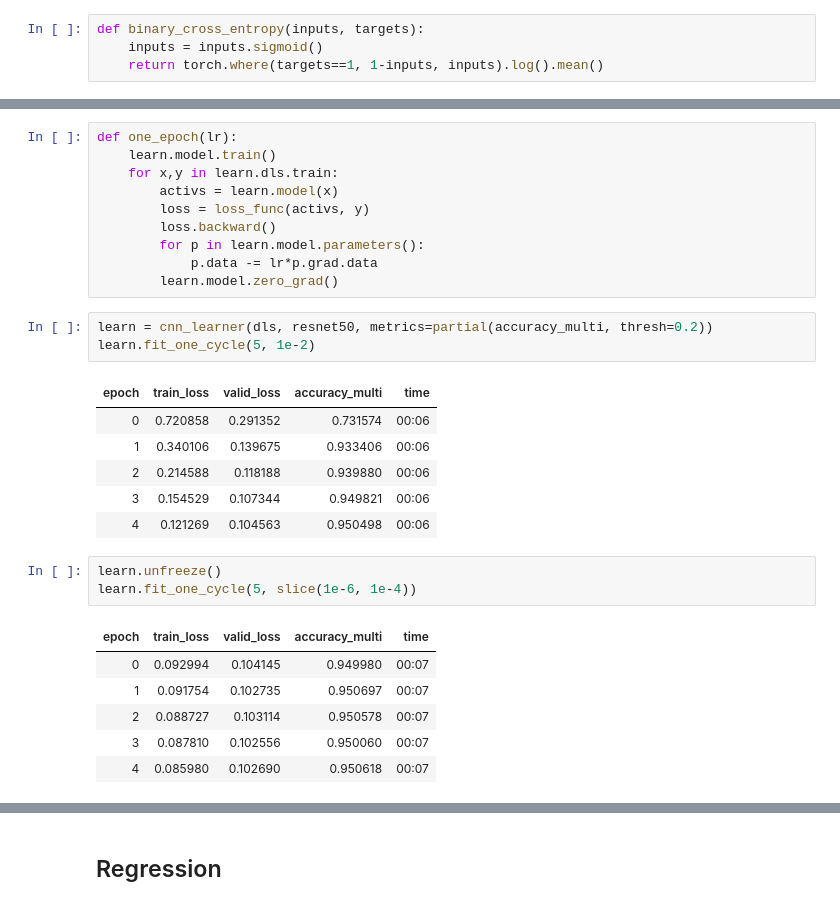
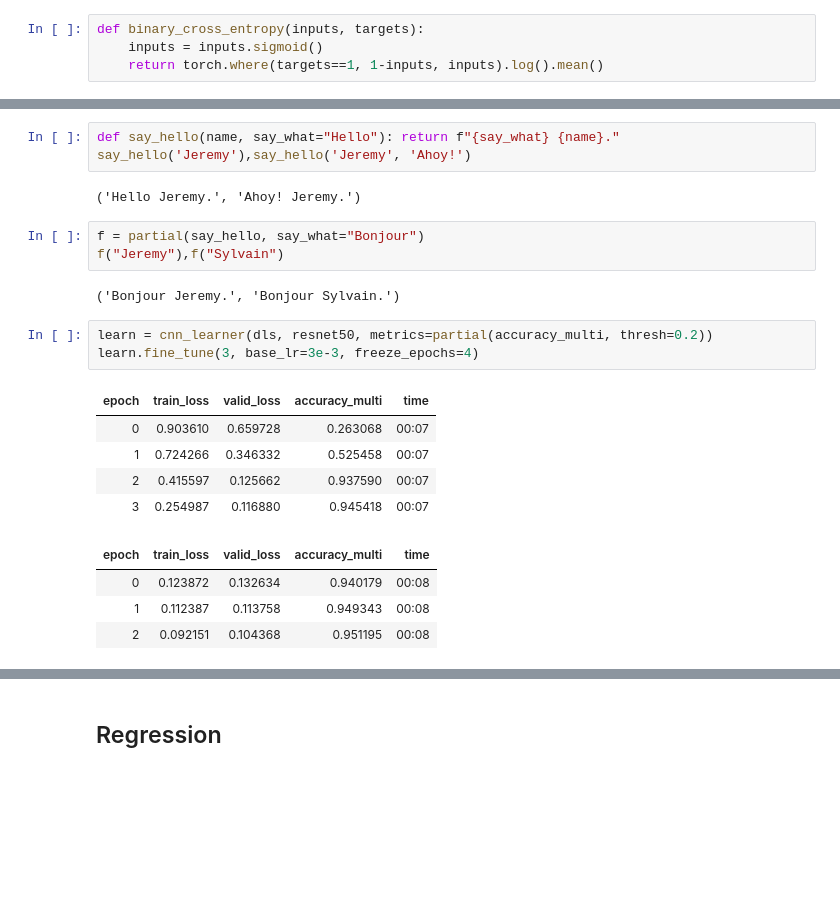
Before and after one commit to fastai/book_nbs, a Jupyter notebook: 06_multicat.ipynb, the cells around one changed output, grey strips where cells are left out. Saved outputs shown, nothing was run; the diff lists cells and outputs as text; blank space fills up the shorter version.

```diff
--- a/06_multicat.ipynb
+++ b/06_multicat.ipynb
@@ -163,30 +159,23 @@ tensor(1.0475, device='cuda:0', grad_fn=<BinaryCrossEntropyWithLogitsBackward>)
-# %%
-def one_epoch(lr):
-    learn.model.train()
-    for x,y in learn.dls.train:
-        activs = learn.model(x)
-        loss = loss_func(activs, y)
-        loss.backward()
-        for p in learn.model.parameters():
-            p.data -= lr*p.grad.data
-        learn.model.zero_grad()
+# %%
+def say_hello(name, say_what="Hello"): return f"{say_what} {name}."
+say_hello('Jeremy'),say_hello('Jeremy', 'Ahoy!')
+# %% [output]
+('Hello Jeremy.', 'Ahoy! Jeremy.')
+# %%
+f = partial(say_hello, say_what="Bonjour")
+f("Jeremy"),f("Sylvain")
+# %% [output]
+('Bonjour Jeremy.', 'Bonjour Sylvain.')
 # %%
 learn = cnn_learner(dls, resnet50, metrics=partial(accuracy_multi, thresh=0.2))
-learn.fit_one_cycle(5, 1e-2)
+learn.fine_tune(3, base_lr=3e-3, freeze_epochs=4)
 # %% [output]
 | epoch | train_loss | valid_loss | accuracy_multi | time |
-| 0 | 0.720858 | 0.291352 | 0.731574 | 00:06 |
-| 1 | 0.340106 | 0.139675 | 0.933406 | 00:06 |
-| 2 | 0.214588 | 0.118188 | 0.939880 | 00:06 |
-| 3 | 0.154529 | 0.107344 | 0.949821 | 00:06 |
-| 4 | 0.121269 | 0.104563 | 0.950498 | 00:06 |
+| 0 | 0.903610 | 0.659728 | 0.263068 | 00:07 |
+| 1 | 0.724266 | 0.346332 | 0.525458 | 00:07 |
+| 2 | 0.415597 | 0.125662 | 0.937590 | 00:07 |
+| 3 | 0.254987 | 0.116880 | 0.945418 | 00:07 |
+| epoch | train_loss | valid_loss | accuracy_multi | time |
+| 0 | 0.123872 | 0.132634 | 0.940179 | 00:08 |
+| 1 | 0.112387 | 0.113758 | 0.949343 | 00:08 |
+| 2 | 0.092151 | 0.104368 | 0.951195 | 00:08 |
-# %%
-learn.unfreeze()
-learn.fit_one_cycle(5, slice(1e-6, 1e-4))
-# %% [output]
-| epoch | train_loss | valid_loss | accuracy_multi | time |
-| 0 | 0.092994 | 0.104145 | 0.949980 | 00:07 |
-| 1 | 0.091754 | 0.102735 | 0.950697 | 00:07 |
-| 2 | 0.088727 | 0.103114 | 0.950578 | 00:07 |
-| 3 | 0.087810 | 0.102556 | 0.950060 | 00:07 |
-| 4 | 0.085980 | 0.102690 | 0.950618 | 00:07 |
```
Also changed, not shown: parts of 16 cells of this notebook, 19 other files.
